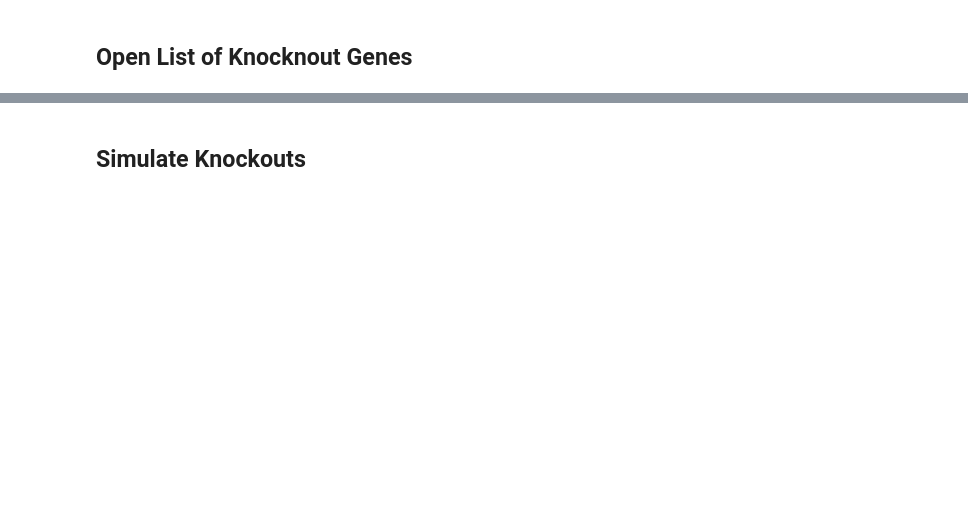
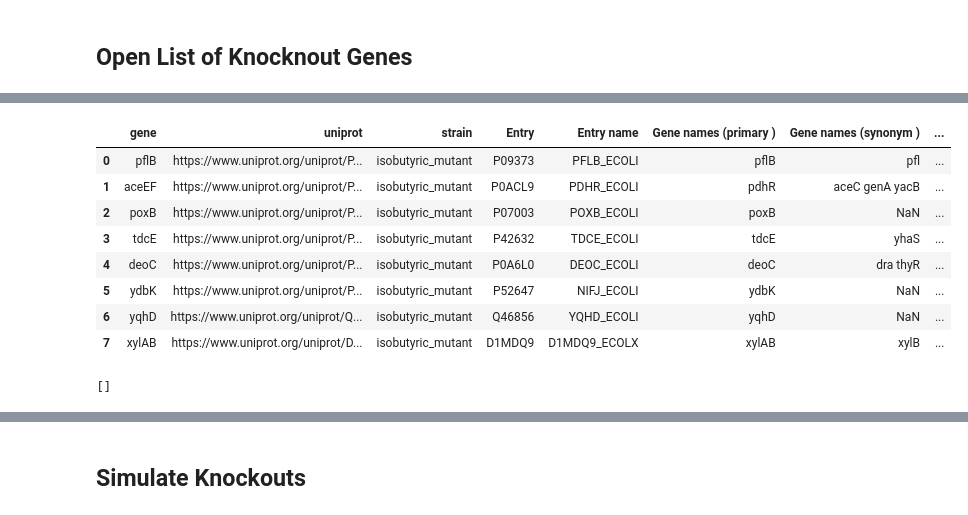
Before and after one commit to matinnuhamunada/co_culture_model, a Jupyter notebook: 01_co_culture_acetic.ipynb, the cells around one changed output, grey strips where cells are left out. Drawn from its saved outputs; the diff is of its cells as text; code cells hidden in the pictures; blank space fills up the shorter version.

Commit message:
add knockout lists

```diff
--- a/01_co_culture_acetic.ipynb
+++ b/01_co_culture_acetic.ipynb
@@ -158,0 +252,15 @@ Builder(reaction_data={'CYTDK2': 0.0, 'XPPT': 0.0, 'HXPRT': 0.0, 'NDPK5': 0.0053
+# %%
+df = pd.DataFrame(columns=["Entry", "Entry name", "Gene names  (primary )", "Gene names  (synonym )", "Protein names","Gene ontology (molecular function)","Catalytic activity"])
+for i in df_xylitol.uniprot:
+    uniprot_id = i.split('/')[-1]
+    # Make a query string
+    query = "accession:"+uniprot_id
+    # Define a list of columns we want to retrive
+    columnlist = "id,entry name,genes(PREFERRED),genes(ALTERNATIVE),protein names,go(molecular function),comment(CATALYTIC ACTIVITY)"
+    # Run the remote search
+    result = service.search(query, frmt="tab", columns=columnlist)
+    df_add = (pd.read_table(io.StringIO(result)))
+    df = pd.concat([df, df_add])
+df = df.reset_index(drop=True)
+df_xylitol = pd.merge(df_xylitol, df, left_index=True, right_index=True)
+df_xylitol
@@ -158,0 +278,10 @@ Builder(reaction_data={'CYTDK2': 0.0, 'XPPT': 0.0, 'HXPRT': 0.0, 'NDPK5': 0.0053
+# %%
+df_isobutyric = pd.read_csv('data/data_ko_isobutyric-acid_strain.txt', header = None,
+            skiprows = 1,
+            sep = ',',
+            names = [
+                'gene',
+                'uniprot',
+                'strain'])
+df_isobutyric['strain'] = 'isobutyric_mutant'
+df_isobutyric
@@ -158,0 +300,3 @@ Builder(reaction_data={'CYTDK2': 0.0, 'XPPT': 0.0, 'HXPRT': 0.0, 'NDPK5': 0.0053
+# %%
+df_isobutyric = df_isobutyric.dropna().reset_index(drop=True)
+df_isobutyric
@@ -158,0 +313,25 @@ Builder(reaction_data={'CYTDK2': 0.0, 'XPPT': 0.0, 'HXPRT': 0.0, 'NDPK5': 0.0053
+# %%
+df = pd.DataFrame(columns=["Entry", "Entry name", "Gene names  (primary )", "Gene names  (synonym )", "Protein names","Gene ontology (molecular function)","Catalytic activity"])
+for i in df_isobutyric.uniprot:
+    uniprot_id = i.split('/')[-1]
+    # Make a query string
+    query = "accession:"+uniprot_id
+    # Define a list of columns we want to retrive
+    columnlist = "id,entry name,genes(PREFERRED),genes(ALTERNATIVE),protein names,go(molecular function),comment(CATALYTIC ACTIVITY)"
+    # Run the remote search
+    result = service.search(query, frmt="tab", columns=columnlist)
+    df_add = (pd.read_table(io.StringIO(result)))
+    df = pd.concat([df, df_add])
+df = df.reset_index(drop=True)
+df_isobutyric = pd.merge(df_isobutyric, df, left_index=True, right_index=True)
+df_isobutyric
+# %% [output]
+|  | gene | uniprot | strain | Entry | Entry name | Gene names (primary ) | Gene names (synonym ) | ... |
+| 0 | pflB | https://www.uniprot.org/uniprot/P... | isobutyric_mutant | P09373 | PFLB_ECOLI | pflB | pfl | ... |
+| 1 | aceEF | https://www.uniprot.org/uniprot/P... | isobutyric_mutant | P0ACL9 | PDHR_ECOLI | pdhR | aceC genA yacB | ... |
+| 2 | poxB | https://www.uniprot.org/uniprot/P... | isobutyric_mutant | P07003 | POXB_ECOLI | poxB | NaN | ... |
+| 3 | tdcE | https://www.uniprot.org/uniprot/P... | isobutyric_mutant | P42632 | TDCE_ECOLI | tdcE | yhaS | ... |
+| 4 | deoC | https://www.uniprot.org/uniprot/P... | isobutyric_mutant | P0A6L0 | DEOC_ECOLI | deoC | dra thyR | ... |
+| 5 | ydbK | https://www.uniprot.org/uniprot/P... | isobutyric_mutant | P52647 | NIFJ_ECOLI | ydbK | NaN | ... |
+| 6 | yqhD | https://www.uniprot.org/uniprot/Q... | isobutyric_mutant | Q46856 | YQHD_ECOLI | yqhD | NaN | ... |
+| 7 | xylAB | https://www.uniprot.org/uniprot/D... | isobutyric_mutant | D1MDQ9 | D1MDQ9_ECOLX | xylAB | xylB | ... |
@@ -158,0 +340,13 @@ Builder(reaction_data={'CYTDK2': 0.0, 'XPPT': 0.0, 'HXPRT': 0.0, 'NDPK5': 0.0053
+# %%
+ko_id = []
+for i in ko_list.KO_GENES:
+    #print(i)
+    for counter, value in enumerate(model.genes):
+        if i in value.name:
+            #print(counter, value.id)
+            target = [counter, value.id]
+            #print(target)
+            ko_id.append(target)
+ko_id
+# %% [output]
+[]
```
Also changed, not shown: parts of 22 cells of this notebook, 4 other files.
